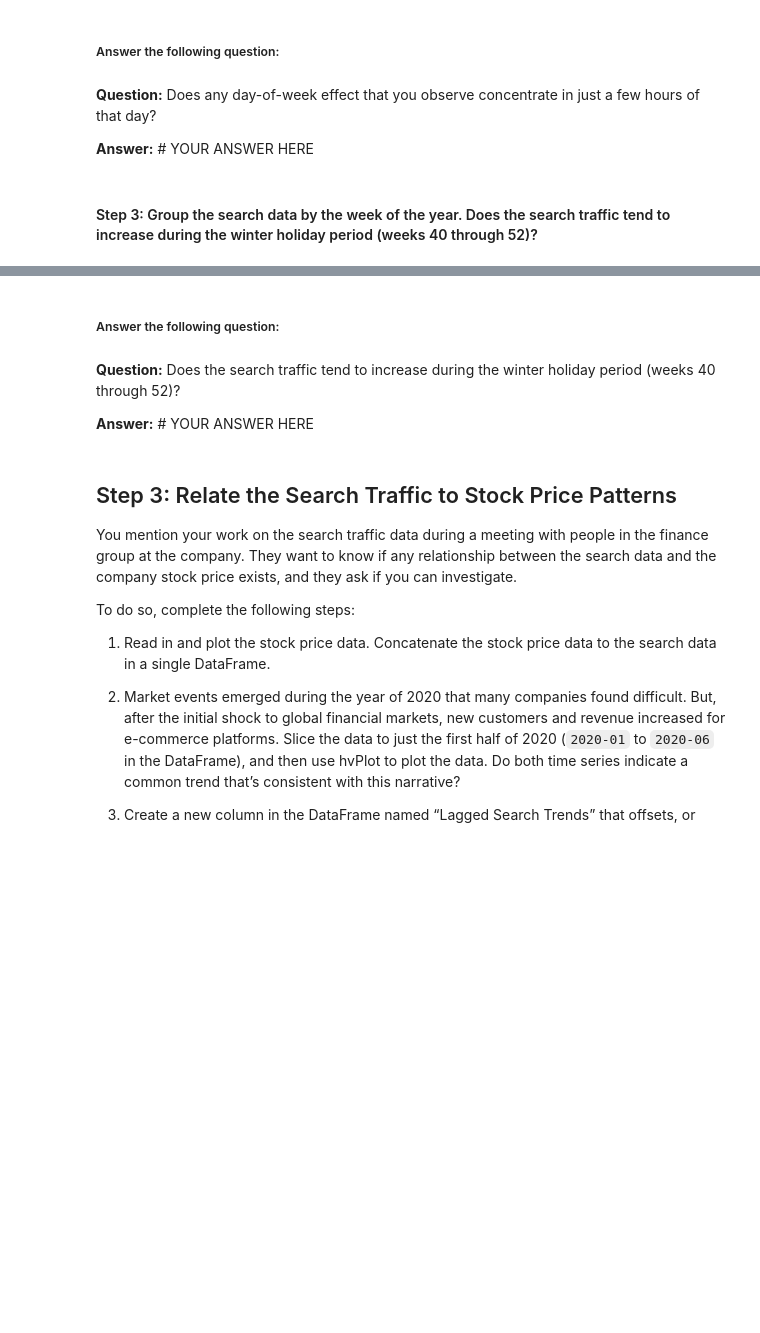
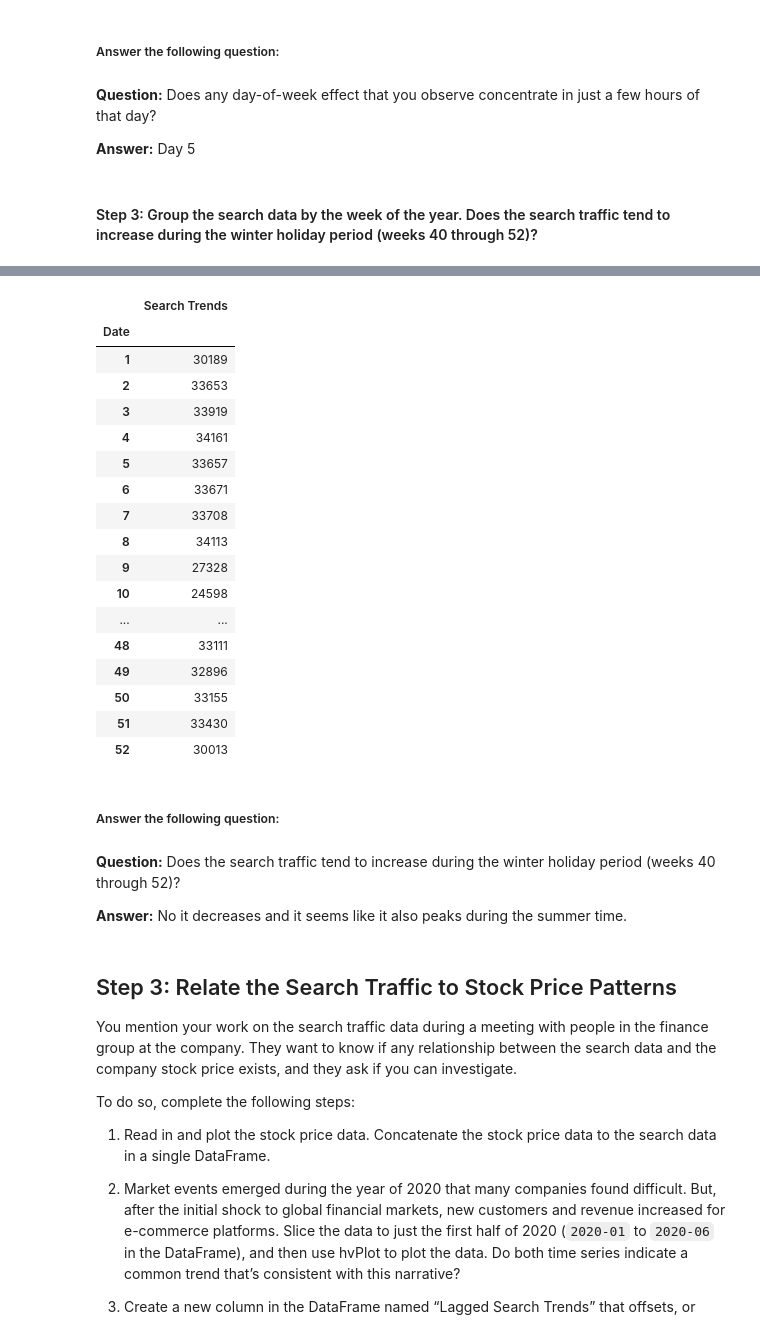
Before and after one commit to naomynaomy/Time_Series_Analysis_Mercado_Libre, a Jupyter notebook: Starter_Code/forecasting_net_prophet.ipynb, the cells around one changed output, grey strips where cells are left out. Cells and saved outputs as stored; diff of their text form; code cells hidden in the pictures; blank space fills up the shorter version.

Commit message:
import stock data and concat dataframes

```diff
--- a/Starter_Code/forecasting_net_prophet.ipynb
+++ b/Starter_Code/forecasting_net_prophet.ipynb
@@ -239,13 +224,10 @@ df_mercado_trends.hvplot.heatmap(
 # %% [markdown]
 **Question:** Does any day-of-week effect that you observe concentrate in just a few hours of that day?
 
-**Answer:** # YOUR ANSWER HERE
+**Answer:** Day 5
 # %% [markdown]
 #### Step 3: Group the search data by the week of the year. Does the search traffic tend to increase during the winter holiday period (weeks 40 through 52)?
 # %%
-# Holoviews extension to render hvPlots in Colab
-hv.extension('bokeh')
-
 # Group the hourly search data to plot (use hvPlot) the average traffic by the week of the year
-# YOUR CODE HERE
+df_mercado_trends.groupby(by=[df_mercado_trends.index.weekofyear]).sum()
 # %% [output]
@@ -255,9 +234,27 @@ hv.extension('bokeh')
+|  | Search Trends |
+| Date |  |
+| 1 | 30189 |
+| 2 | 33653 |
+| 3 | 33919 |
+| 4 | 34161 |
+| 5 | 33657 |
+| 6 | 33671 |
+| 7 | 33708 |
+| 8 | 34113 |
+| 9 | 27328 |
+| 10 | 24598 |
+| ... | ... |
+| 48 | 33111 |
+| 49 | 32896 |
+| 50 | 33155 |
+| 51 | 33430 |
+| 52 | 30013 |
 # %% [markdown]
 ##### Answer the following question:
 # %% [markdown]
 **Question:** Does the search traffic tend to increase during the winter holiday period (weeks 40 through 52)?
 
-**Answer:** # YOUR ANSWER HERE
+**Answer:** No it decreases and it seems like it also peaks during the summer time.
 # %% [markdown]
 ## Step 3: Relate the Search Traffic to Stock Price Patterns
 
```
Also changed, not shown: parts of 7 cells of this notebook.
